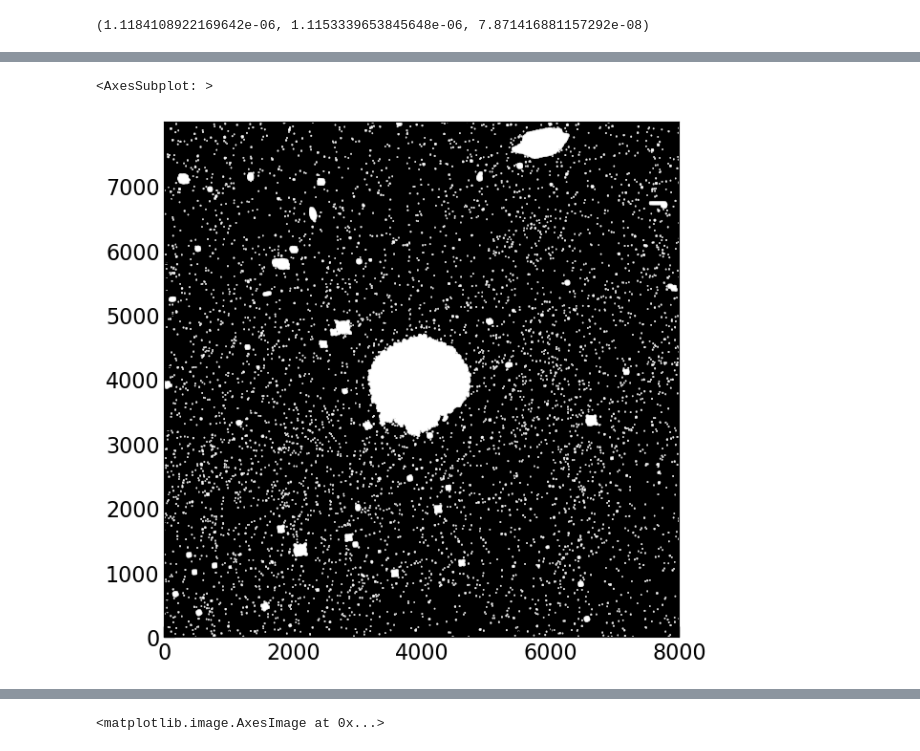
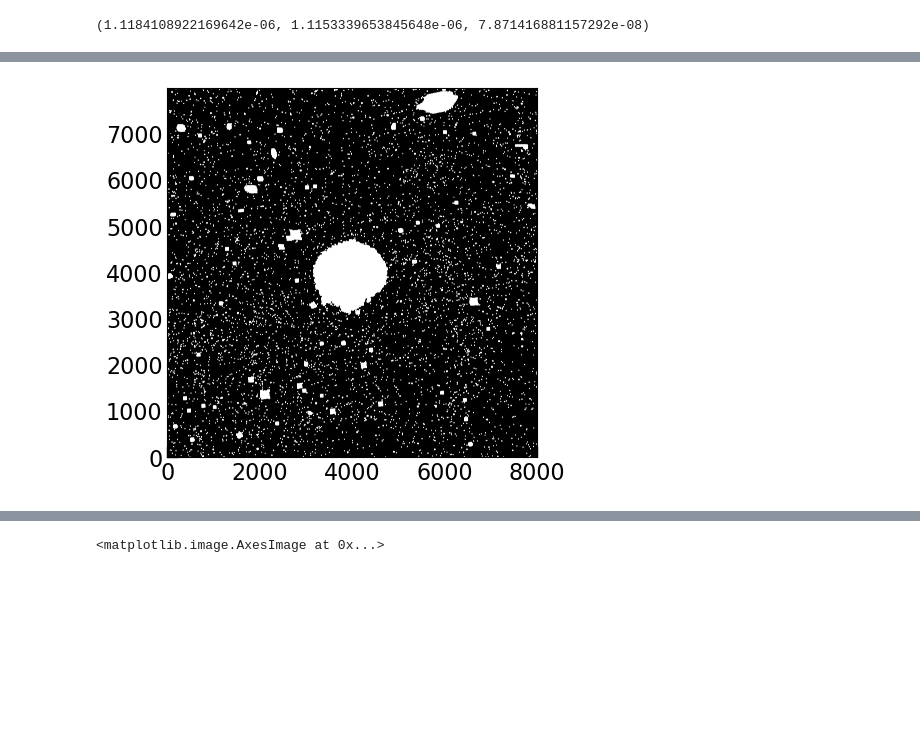
Before and after one commit to jyshangguan/pixsed, a Jupyter notebook: pixsed/demo_NGC1068_rband.ipynb, the cells around one changed output, grey strips where cells are left out. Cells and saved outputs as stored; diff of their text form; code cells hidden in the pictures; blank space fills up the shorter version.

Commit message:
Use 'plot' in each function to plot the images.

```diff
--- a/pixsed/demo_NGC1068_rband.ipynb
+++ b/pixsed/demo_NGC1068_rband.ipynb
@@ -39,7 +32,5 @@ plot_image(img._mask_stars)
 # %%
 # build up the mask for estimating the backgroud.
-img.mask_background()
-plot_image(img._mask_background)
+img.mask_background(plot=True)
 # %% [output]
-<AxesSubplot: >
-[figure, old version]
+[figure, new version]
```
Also changed, not shown: parts of 8 cells of this notebook.
